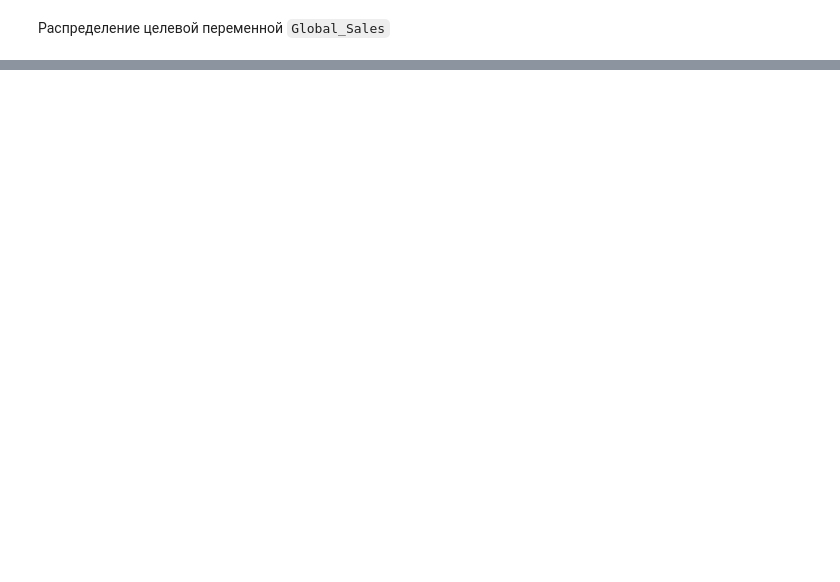
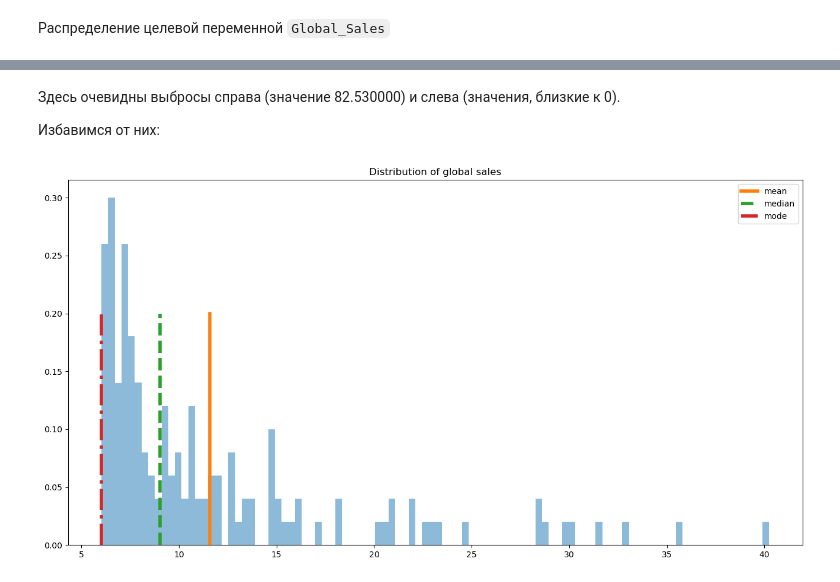
Before and after one commit to dnlygvtv/Python_for_Data_Science_HWs, a Jupyter notebook: HW/HW_3.ipynb, the cells around one changed output, grey strips where cells are left out. Saved outputs shown, nothing was run; the diff lists cells and outputs as text; code cells hidden in the pictures; blank space fills up the shorter version.

```diff
--- a/HW/HW_3.ipynb
+++ b/HW/HW_3.ipynb
@@ -57,0 +110,24 @@ plt.show()
+# %% [markdown]
+Здесь очевидны выбросы справа (значение 82.530000) и слева (значения, близкие к 0).
+
+Избавимся от них:
+# %%
+df_global_sales = df[(df["Global_Sales"] <= 80) & (df["Global_Sales"] >= 6)]
+
+target_mean = round(df_global_sales['Global_Sales'].mean(), 2)
+target_median = df_global_sales['Global_Sales'].median()
+target_mode = df_global_sales['Global_Sales'].mode()[0]
+
+plt.figure(figsize = (16, 8))
+plt.hist(df_global_sales['Global_Sales'], density=True, alpha=0.5, bins=100)
+
+y = np.linspace(0, 0.2, 2)
+plt.plot([target_mean] * 2, y, label='mean',  linewidth=4)
+plt.plot([target_median] * 2, y, label='median', linestyle='--', linewidth=4)
+plt.plot([target_mode] * 2, y, label='mode', linestyle='-.', linewidth=4)
+
+plt.title('Distribution of global sales')
+plt.legend()
+plt.show()
+# %% [output]
+[figure, added]
```
Also changed, not shown: parts of 7 cells of this notebook.
